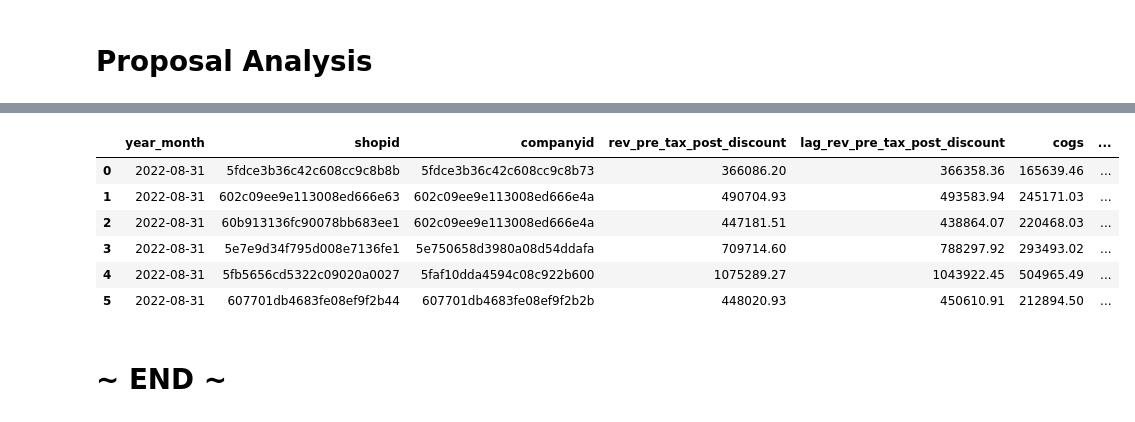
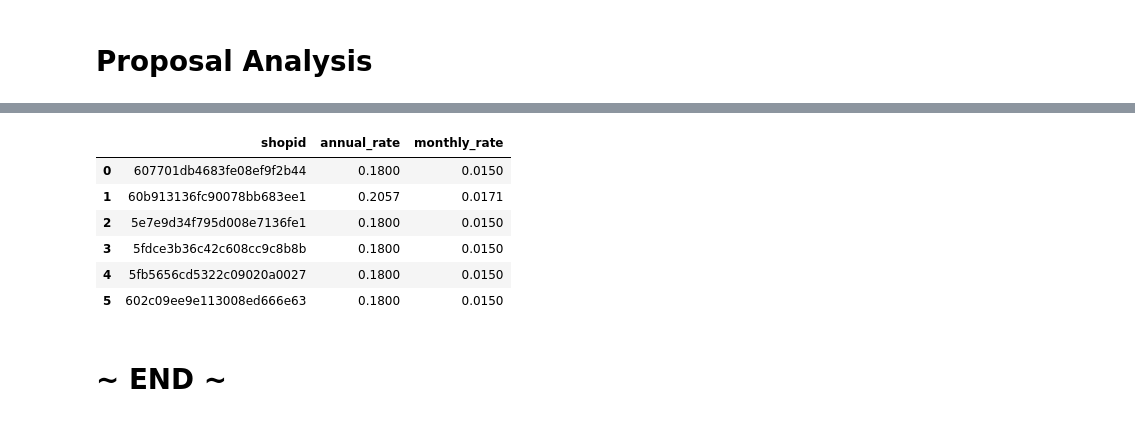
Before and after one commit to warrenshen/platform, a Jupyter notebook: services/api-server/notebooks/analysis/blaze_data_analysis_MA_master.ipynb, the cells around one changed output, grey strips where cells are left out. Drawn from its saved outputs; the diff is of its cells as text; code cells hidden in the pictures.

```diff
--- a/services/api-server/notebooks/analysis/blaze_data_analysis_MA_master.ipynb
+++ b/services/api-server/notebooks/analysis/blaze_data_analysis_MA_master.ipynb
@@ -704,7 +674,7 @@ blaze_inv_data_all = pd.read_sql_query("""with base as (
     and unit_cost > 0.01
     and current_quantity > 0
     and current_quantity < 1000
-    and date in ('2022-08-25','2022-08-18','2022-08-11','2022-08-04','2022-08-01')
+    and date in ('2022-09-01','2022-09-03','2022-09-10','2022-09-17','2022-09-24')
     and state = 'MA'
 ),
 base_by_group as (
@@ -728,7 +698,7 @@ shopid,
 companyid,
 inventory_group,
 avg(inventory) inventory,
-last_day('2022-08-30') year_month
+last_day('2022-09-30') year_month
 from weekly_inv
 group by 1,2,3""",engine)
 # %%
@@ -816,7 +786,7 @@ round(data_joined['inventory_turnover'].quantile(0.95),2)
 # %% [markdown]
 # UW
 # %%
-recent = data_joined[data_joined['year_month'] == '2022-08-31']
+recent = data_joined[data_joined['year_month'] == '2022-09-30']
 recent = recent.reset_index(drop = True)
 # %%
 recent[['year_month','shopid']].groupby(['year_month']).nunique()
@@ -966,5 +936,5 @@ final['total_gm_perc_score'] = final['gm_3m_score'] + final['gm_6m_score'] + fin
 final['total_gm_score'] = [min(final['gm_dollar_score'][i]+final['total_gm_perc_score'][i],15) for i in range(len(final))]
 final['total_score'] = final['total_gm_score'] + final['rev_change_score'] + final['turnover_score']
 final['credit_limit_raw'] = [round(min(final['sum_cogs_3m'][i],final['inventory_fresh'][i]),0) for i in range(len(final))]
-final['potential_credit_limit'] = round(final['credit_limit_raw'],4)
+final['potential_credit_limit'] = round(final['credit_limit_raw'],-4)
 final['initial_credit_limit'] = final['potential_credit_limit'] / 2
@@ -1014,7 +993,7 @@ Name: total_score, dtype: float64
 # %%
 pass_list = final[final['total_score'] >= 24]
 # %%
-final_pass = pass_list[(pass_list['profit_pre_tax_post_discount'] >= 25000) & (pass_list['credit_limit'] >= 30000)]
+final_pass = pass_list[(pass_list['profit_pre_tax_post_discount'] >= 25000) & (pass_list['potential_credit_limit'] >= 30000)]
 final_pass = final_pass.reset_index(drop = True)
 # %%
 final_pass
@@ -1036,15 +1015,15 @@ def calculate_interest_rate(score, full_score):
 final_pass['annual_rate'] = [calculate_interest_rate(final_pass['total_score'][i],35)[1] for i in range(len(final_pass))]
 final_pass['monthly_rate'] = [calculate_interest_rate(final_pass['total_score'][i],35)[0] for i in range(len(final_pass))]
 # %%
-final_pass
+final_pass[['shopid','annual_rate','monthly_rate']]
 # %% [output]
-|  | year_month | shopid | companyid | rev_pre_tax_post_discount | lag_rev_pre_tax_post_discount | cogs | ... |
-| 0 | 2022-08-31 | 5fdce3b36c42c608cc9c8b8b | 5fdce3b36c42c608cc9c8b73 | 366086.20 | 366358.36 | 165639.46 | ... |
-| 1 | 2022-08-31 | 602c09ee9e113008ed666e63 | 602c09ee9e113008ed666e4a | 490704.93 | 493583.94 | 245171.03 | ... |
-| 2 | 2022-08-31 | 60b913136fc90078bb683ee1 | 602c09ee9e113008ed666e4a | 447181.51 | 438864.07 | 220468.03 | ... |
-| 3 | 2022-08-31 | 5e7e9d34f795d008e7136fe1 | 5e750658d3980a08d54ddafa | 709714.60 | 788297.92 | 293493.02 | ... |
-| 4 | 2022-08-31 | 5fb5656cd5322c09020a0027 | 5faf10dda4594c08c922b600 | 1075289.27 | 1043922.45 | 504965.49 | ... |
-| 5 | 2022-08-31 | 607701db4683fe08ef9f2b44 | 607701db4683fe08ef9f2b2b | 448020.93 | 450610.91 | 212894.50 | ... |
+|  | shopid | annual_rate | monthly_rate |
+| 0 | 607701db4683fe08ef9f2b44 | 0.1800 | 0.0150 |
+| 1 | 60b913136fc90078bb683ee1 | 0.2057 | 0.0171 |
+| 2 | 5e7e9d34f795d008e7136fe1 | 0.1800 | 0.0150 |
+| 3 | 5fdce3b36c42c608cc9c8b8b | 0.1800 | 0.0150 |
+| 4 | 5fb5656cd5322c09020a0027 | 0.1800 | 0.0150 |
+| 5 | 602c09ee9e113008ed666e63 | 0.1800 | 0.0150 |
 # %%
 final_pass['credit_limit_final'] = [min(max(final_pass['credit_limit'][i],50000),250000) for i in range(len(final_pass))]
 # %%
```
Also changed, not shown: parts of 32 cells of this notebook, 1 other file.
